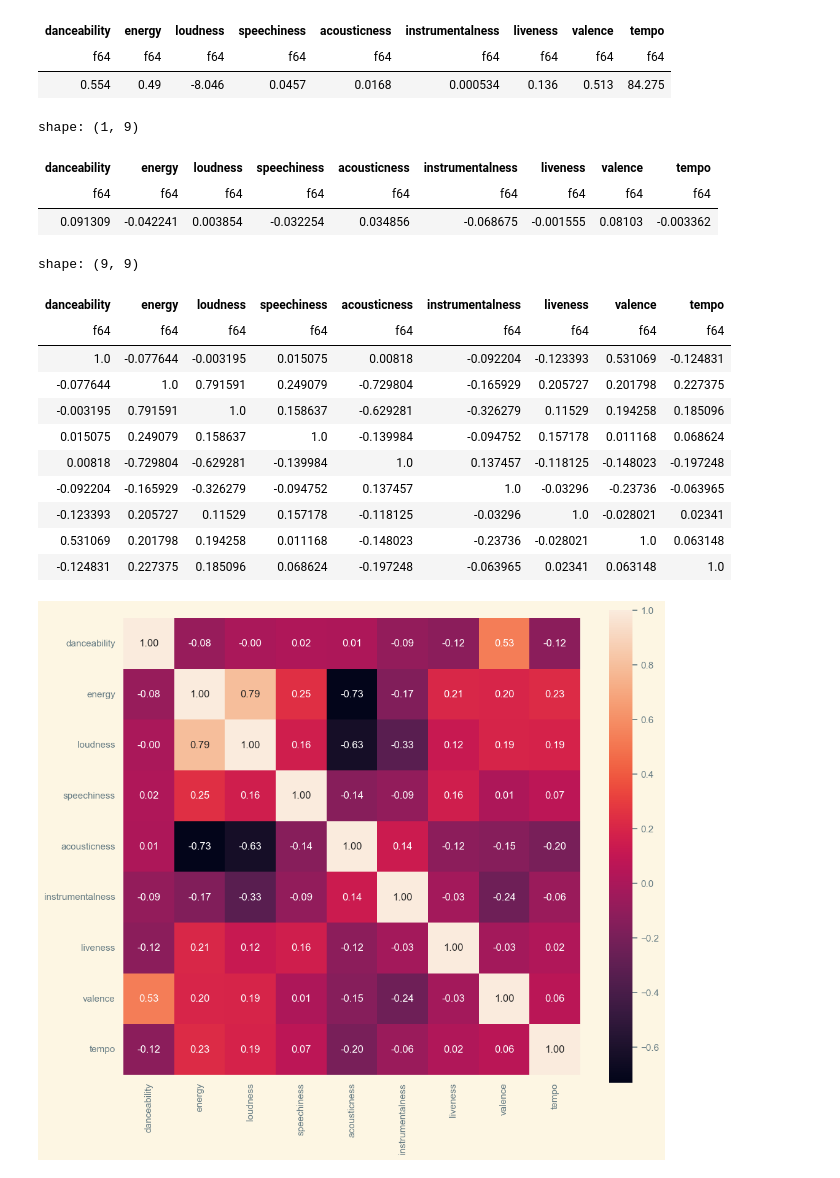
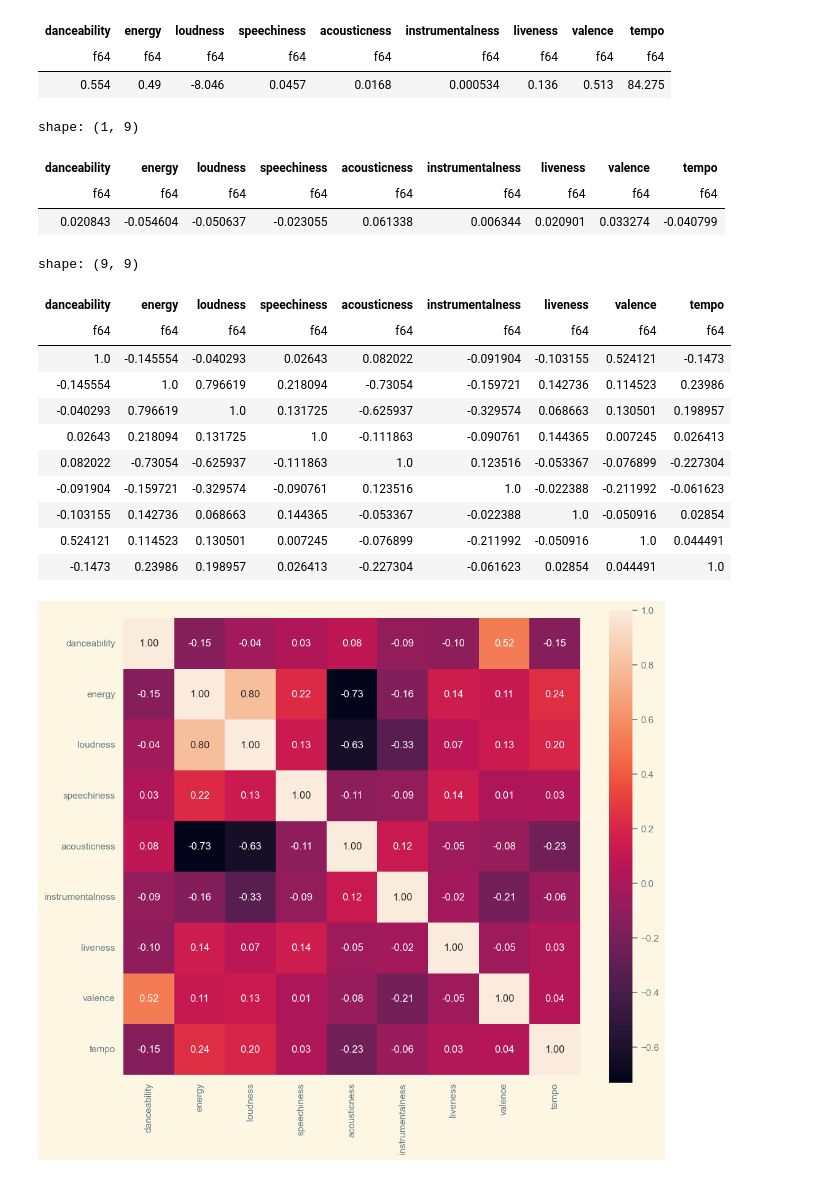
Before and after one commit to panierka/SongsDatabaseAnalysis, a Jupyter notebook: ml.ipynb, the cells around one changed output. Cells and saved outputs as stored; diff of their text form; code cells hidden in the pictures.

```diff
--- a/ml.ipynb
+++ b/ml.ipynb
@@ -19,8 +28,8 @@ tracks_lf = pl.scan_csv('data/music-info-clean.csv')
 # %%
 tracks_slice_lf = tracks_lf.filter(
     pl.col('playcount').is_between(
-        pl.col('playcount').quantile(0.5),
-        pl.col('playcount').quantile(0.9)
+        pl.col('playcount').quantile(0.55),
+        pl.col('playcount').quantile(0.6)
     )
 ).sort(by='playcount', descending=True)
 
@@ -110,23 +119,24 @@ tracks_slice_lf.with_columns(pl.col(target).cast(pl.Float64)).select([pl.corr(co
 shape: (1, 9)
 | danceability | energy | loudness | speechiness | acousticness | instrumentalness | liveness | valence | tempo |
 | f64 | f64 | f64 | f64 | f64 | f64 | f64 | f64 | f64 |
-| 0.091309 | -0.042241 | 0.003854 | -0.032254 | 0.034856 | -0.068675 | -0.001555 | 0.08103 | -0.003362 |
+| 0.020843 | -0.054604 | -0.050637 | -0.023055 | 0.061338 | 0.006344 | 0.020901 | 0.033274 | -0.040799 |
 # %%
-corr_matrix = tracks_slice_lf.select(feature_columns).collect().corr()
+tracks_slice_nums_lf = tracks_slice_lf.select(feature_columns)
+corr_matrix = tracks_slice_nums_lf.collect().corr()
 corr_matrix
 # %% [output]
 shape: (9, 9)
 | danceability | energy | loudness | speechiness | acousticness | instrumentalness | liveness | valence | tempo |
 | f64 | f64 | f64 | f64 | f64 | f64 | f64 | f64 | f64 |
-| 1.0 | -0.077644 | -0.003195 | 0.015075 | 0.00818 | -0.092204 | -0.123393 | 0.531069 | -0.124831 |
-| -0.077644 | 1.0 | 0.791591 | 0.249079 | -0.729804 | -0.165929 | 0.205727 | 0.201798 | 0.227375 |
-| -0.003195 | 0.791591 | 1.0 | 0.158637 | -0.629281 | -0.326279 | 0.11529 | 0.194258 | 0.185096 |
-| 0.015075 | 0.249079 | 0.158637 | 1.0 | -0.139984 | -0.094752 | 0.157178 | 0.011168 | 0.068624 |
-| 0.00818 | -0.729804 | -0.629281 | -0.139984 | 1.0 | 0.137457 | -0.118125 | -0.148023 | -0.197248 |
-| -0.092204 | -0.165929 | -0.326279 | -0.094752 | 0.137457 | 1.0 | -0.03296 | -0.23736 | -0.063965 |
-| -0.123393 | 0.205727 | 0.11529 | 0.157178 | -0.118125 | -0.03296 | 1.0 | -0.028021 | 0.02341 |
-| 0.531069 | 0.201798 | 0.194258 | 0.011168 | -0.148023 | -0.23736 | -0.028021 | 1.0 | 0.063148 |
-| -0.124831 | 0.227375 | 0.185096 | 0.068624 | -0.197248 | -0.063965 | 0.02341 | 0.063148 | 1.0 |
+| 1.0 | -0.145554 | -0.040293 | 0.02643 | 0.082022 | -0.091904 | -0.103155 | 0.524121 | -0.1473 |
+| -0.145554 | 1.0 | 0.796619 | 0.218094 | -0.73054 | -0.159721 | 0.142736 | 0.114523 | 0.23986 |
+| -0.040293 | 0.796619 | 1.0 | 0.131725 | -0.625937 | -0.329574 | 0.068663 | 0.130501 | 0.198957 |
+| 0.02643 | 0.218094 | 0.131725 | 1.0 | -0.111863 | -0.090761 | 0.144365 | 0.007245 | 0.026413 |
+| 0.082022 | -0.73054 | -0.625937 | -0.111863 | 1.0 | 0.123516 | -0.053367 | -0.076899 | -0.227304 |
+| -0.091904 | -0.159721 | -0.329574 | -0.090761 | 0.123516 | 1.0 | -0.022388 | -0.211992 | -0.061623 |
+| -0.103155 | 0.142736 | 0.068663 | 0.144365 | -0.053367 | -0.022388 | 1.0 | -0.050916 | 0.02854 |
+| 0.524121 | 0.114523 | 0.130501 | 0.007245 | -0.076899 | -0.211992 | -0.050916 | 1.0 | 0.044491 |
+| -0.1473 | 0.23986 | 0.198957 | 0.026413 | -0.227304 | -0.061623 | 0.02854 | 0.044491 | 1.0 |
 # %%
 sns.heatmap(corr_matrix, square=True, annot=True, fmt='.2f', xticklabels=features, yticklabels=features)
 plt.show()
```
Also changed, not shown: parts of 9 cells of this notebook, 1 other file.
